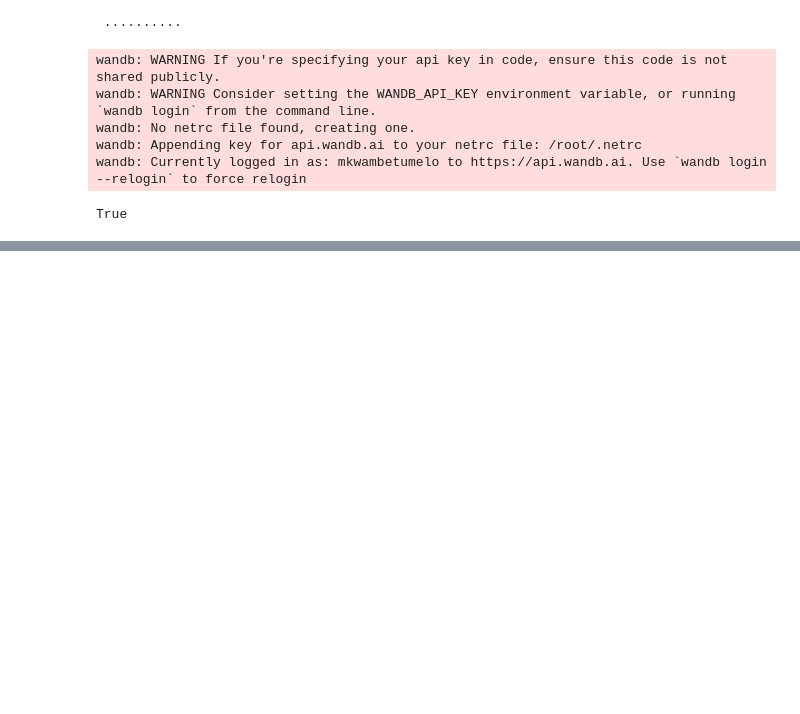
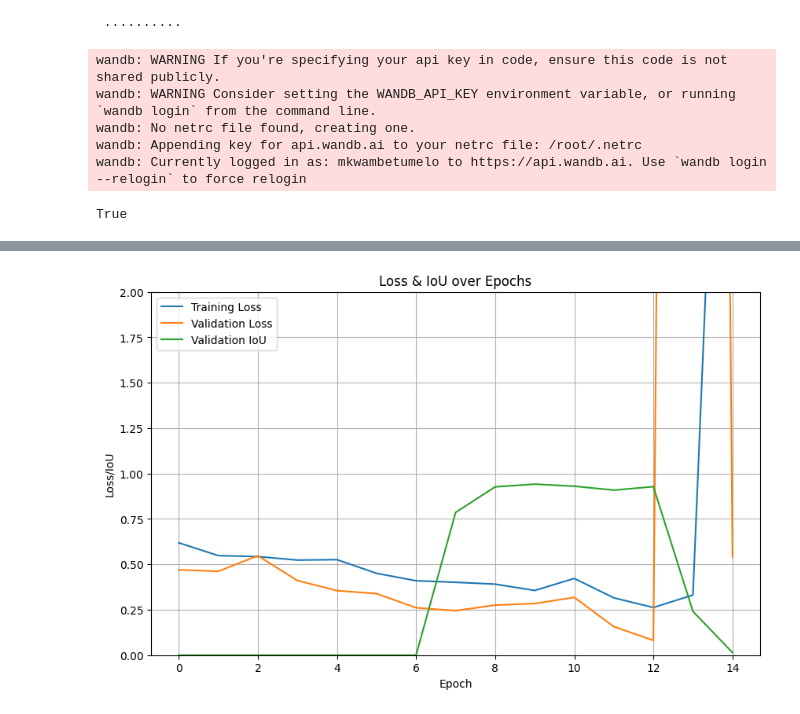
Before and after one commit to TumeloMkwambe/U-Net, a Jupyter notebook: main.ipynb, the cells around one changed output, grey strips where cells are left out. Saved outputs shown, nothing was run; the diff lists cells and outputs as text; code cells hidden in the pictures; blank space fills up the shorter version.

```diff
--- a/main.ipynb
+++ b/main.ipynb
@@ -34,0 +150,4 @@ model = U_Net(
+# %%
+validation_plots("lfsmudwa")
+# %% [output]
+[figure, added]
```
Also changed, not shown: parts of 36 cells of this notebook, 3 other files.
